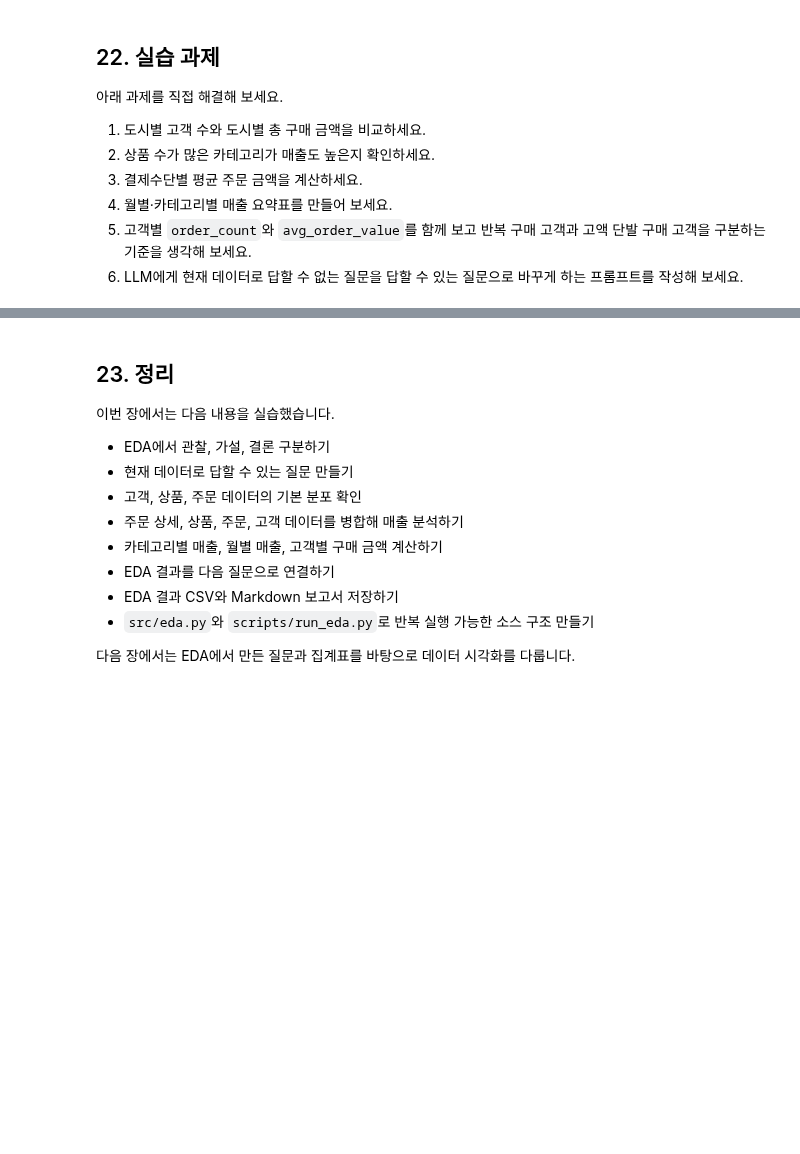
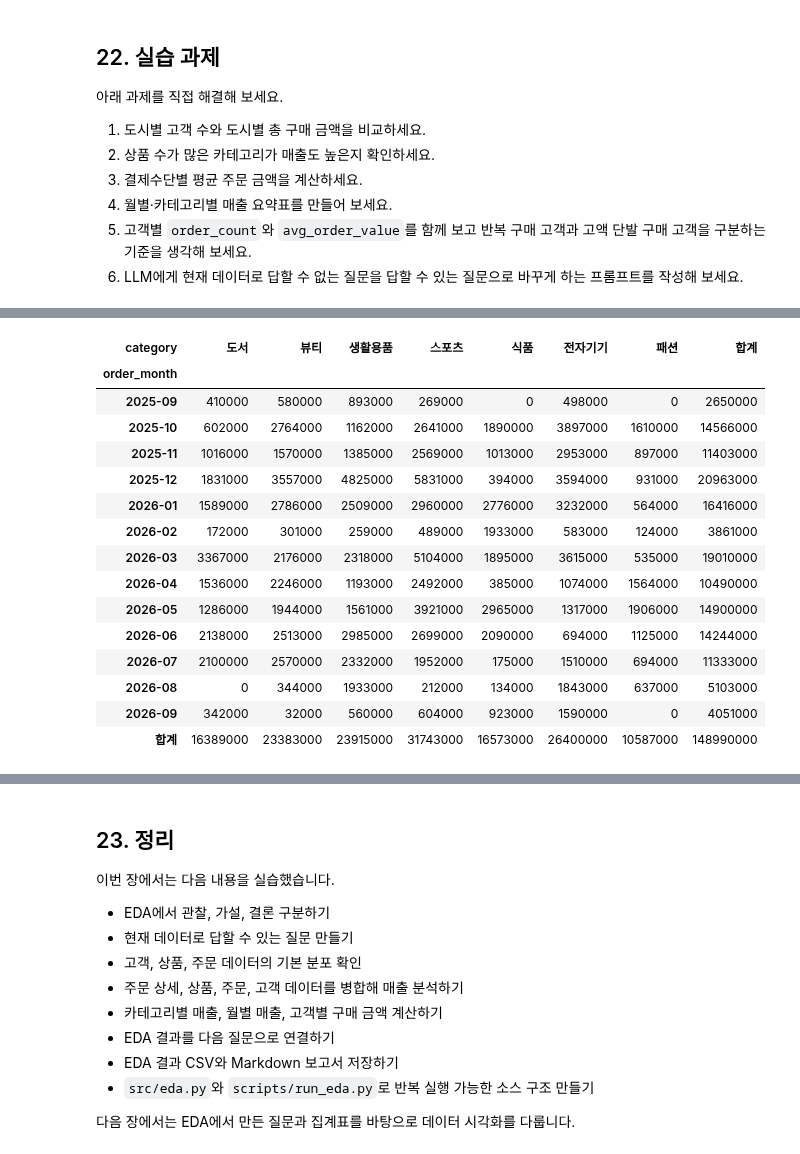
Before and after one commit to Jiwon0712/llm-data-analysis-study, a Jupyter notebook: chapter06/chapter06.ipynb, the cells around one changed output, grey strips where cells are left out. Cells and saved outputs as stored; diff of their text form; code cells hidden in the pictures; blank space fills up the shorter version.

```diff
--- a/chapter06/chapter06.ipynb
+++ b/chapter06/chapter06.ipynb
@@ -563,0 +761,10 @@ category,total_quantity,total_sales,sales_ratio
+# %%
+full = (order_items
+    .merge(orders, on='order_id', how='left')
+    .merge(products[['product_id', 'category']], on='product_id', how='left')
+    .merge(customers[['customer_id', 'city']], on='customer_id', how='left'))
+full['order_date'] = pd.to_datetime(full['order_date'], errors='coerce')
+full['order_month'] = full['order_date'].dt.to_period('M').astype(str)
+
+done = full[full['order_status'] == 'completed']
+print(done['line_total'].sum())   # 148990000이어야 함
@@ -563,0 +830,25 @@ category,total_quantity,total_sales,sales_ratio
+# %%
+# 과제 4. 월별·카테고리별 매출 요약표를 만들어 보세요.
+month_category = done.pivot_table(
+    index='order_month', columns='category',
+    values='line_total', aggfunc='sum', fill_value=0)
+month_category['합계'] = month_category.sum(axis=1)
+month_category.loc['합계'] = month_category.sum()
+month_category
+# %% [output]
+| category | 도서 | 뷰티 | 생활용품 | 스포츠 | 식품 | 전자기기 | 패션 | 합계 |
+| order_month |  |  |  |  |  |  |  |  |
+| 2025-09 | 410000 | 580000 | 893000 | 269000 | 0 | 498000 | 0 | 2650000 |
+| 2025-10 | 602000 | 2764000 | 1162000 | 2641000 | 1890000 | 3897000 | 1610000 | 14566000 |
+| 2025-11 | 1016000 | 1570000 | 1385000 | 2569000 | 1013000 | 2953000 | 897000 | 11403000 |
+| 2025-12 | 1831000 | 3557000 | 4825000 | 5831000 | 394000 | 3594000 | 931000 | 20963000 |
+| 2026-01 | 1589000 | 2786000 | 2509000 | 2960000 | 2776000 | 3232000 | 564000 | 16416000 |
+| 2026-02 | 172000 | 301000 | 259000 | 489000 | 1933000 | 583000 | 124000 | 3861000 |
+| 2026-03 | 3367000 | 2176000 | 2318000 | 5104000 | 1895000 | 3615000 | 535000 | 19010000 |
+| 2026-04 | 1536000 | 2246000 | 1193000 | 2492000 | 385000 | 1074000 | 1564000 | 10490000 |
+| 2026-05 | 1286000 | 1944000 | 1561000 | 3921000 | 2965000 | 1317000 | 1906000 | 14900000 |
+| 2026-06 | 2138000 | 2513000 | 2985000 | 2699000 | 2090000 | 694000 | 1125000 | 14244000 |
+| 2026-07 | 2100000 | 2570000 | 2332000 | 1952000 | 175000 | 1510000 | 694000 | 11333000 |
+| 2026-08 | 0 | 344000 | 1933000 | 212000 | 134000 | 1843000 | 637000 | 5103000 |
+| 2026-09 | 342000 | 32000 | 560000 | 604000 | 923000 | 1590000 | 0 | 4051000 |
+| 합계 | 16389000 | 23383000 | 23915000 | 31743000 | 16573000 | 26400000 | 10587000 | 148990000 |
```
Also changed, not shown: parts of 38 cells of this notebook.
